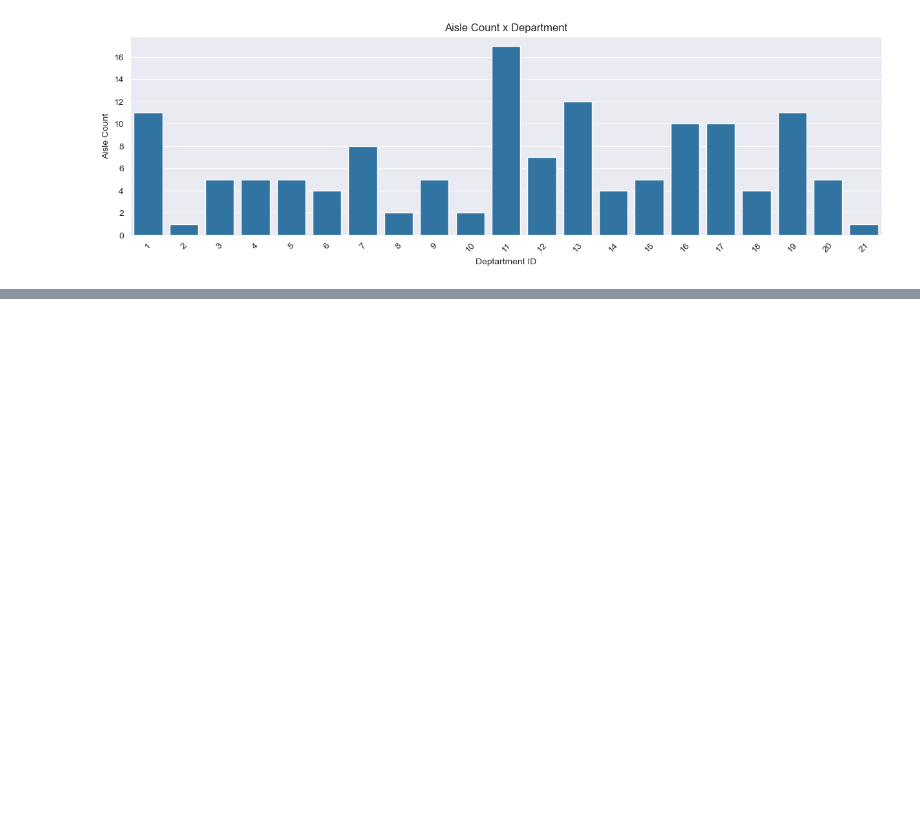
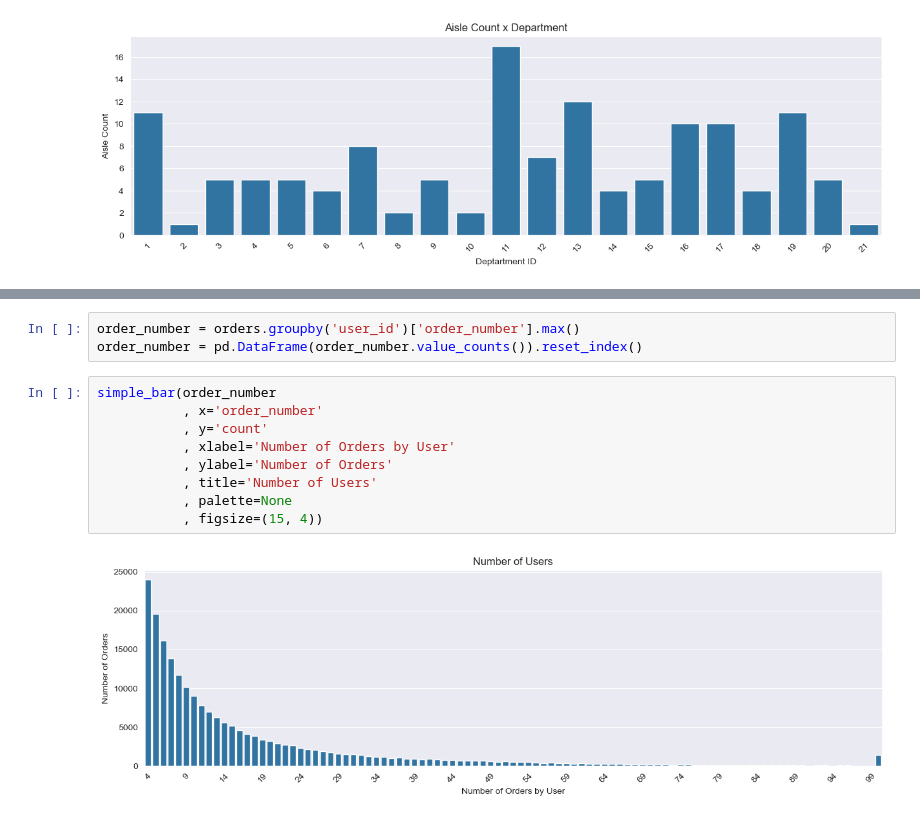
Before and after one commit to japoeder/Basket-Analysis, a Jupyter notebook: 2) SDA.ipynb, the cells around one changed output, grey strips where cells are left out. Drawn from its saved outputs; the diff is of its cells as text; blank space fills up the shorter version.

Commit message:
deeper eda on orders.

```diff
--- a/2) SDA.ipynb
+++ b/2) SDA.ipynb
@@ -123,0 +193,14 @@ simple_bar(temp_df
+# %%
+order_number = orders.groupby('user_id')['order_number'].max()
+order_number = pd.DataFrame(order_number.value_counts()).reset_index()
+# %%
+simple_bar(order_number
+           , x='order_number'
+           , y='count'
+           , xlabel='Number of Orders by User'
+           , ylabel='Number of Orders'
+           , title='Number of Users'
+           , palette=None
+           , figsize=(15, 4))
+# %% [output]
+[figure, added]
```
Also changed, not shown: parts of 13 cells of this notebook.
